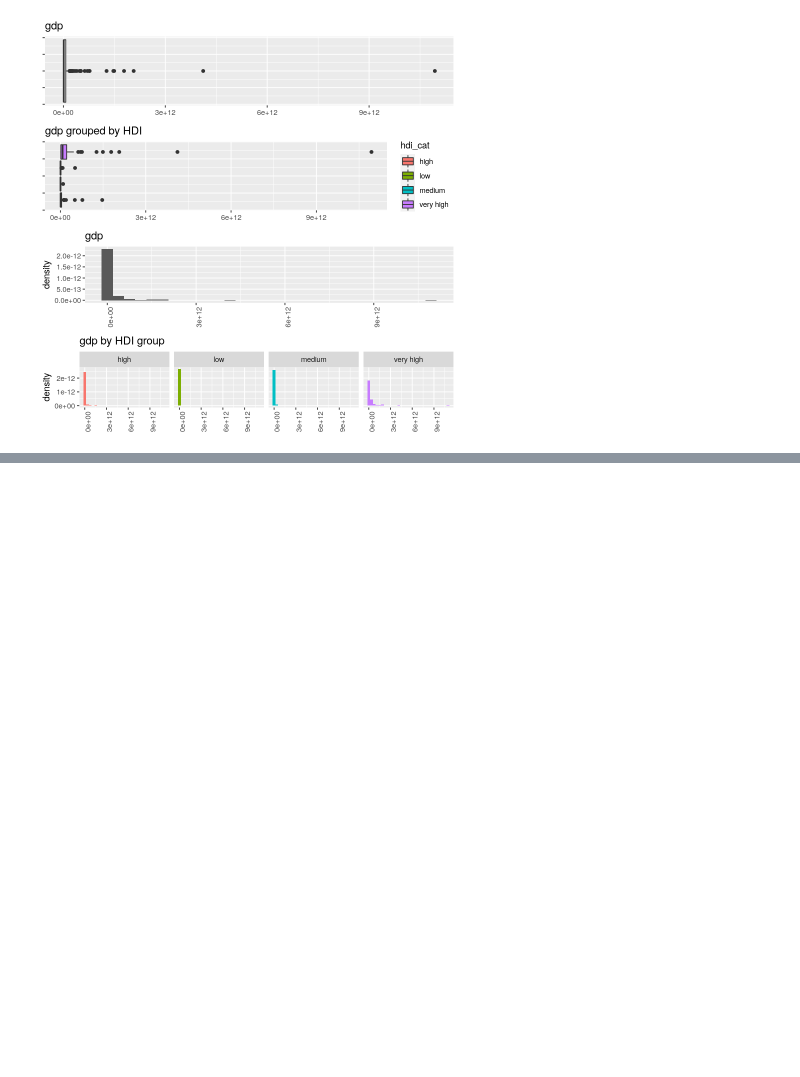
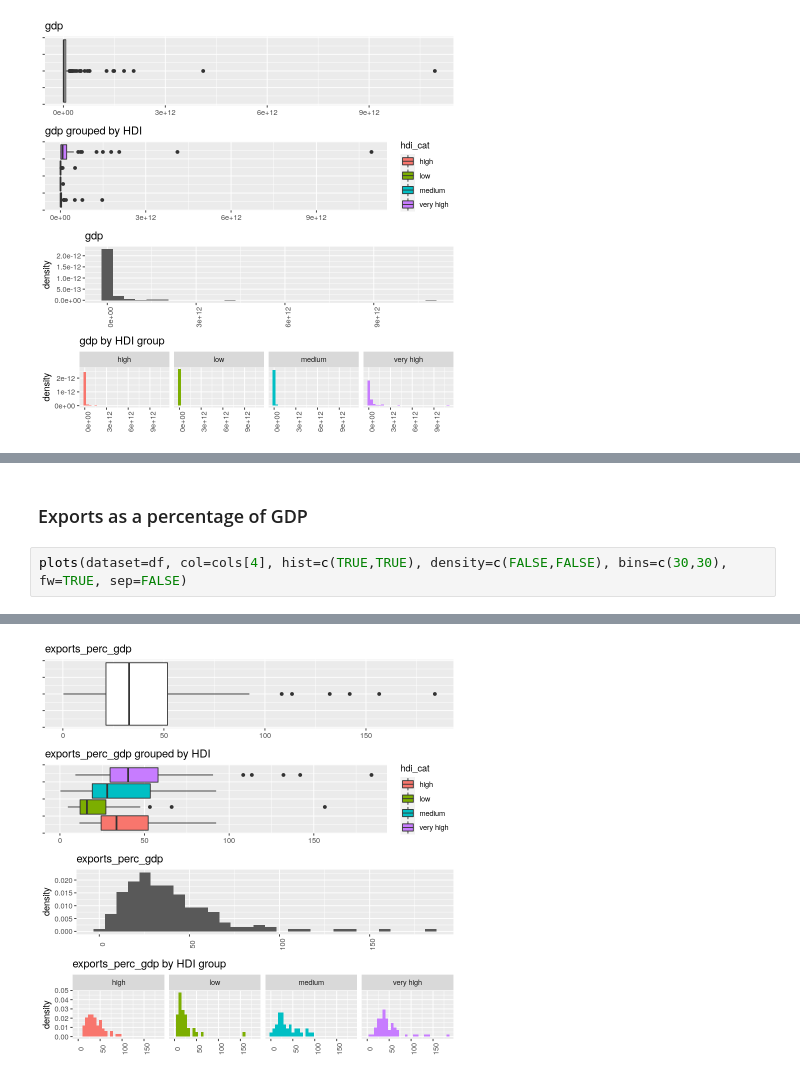
Before and after one commit to dreth/UC3MStatisticalLearning, a Jupyter notebook: EDA.ipynb, the cells around one changed output, grey strips where cells are left out. Saved outputs shown, nothing was run; the diff lists cells and outputs as text; blank space fills up the shorter version.

```diff
--- a/EDA.ipynb
+++ b/EDA.ipynb
@@ -78,0 +138,5 @@ plots(dataset=df, col=cols[1], hist=c(TRUE,TRUE), density=c(FALSE,FALSE), fw=TRU
+# %% [markdown]
+### Exports as a percentage of GDP
+# %%
+plots(dataset=df, col=cols[4], hist=c(TRUE,TRUE), density=c(FALSE,FALSE), bins=c(30,30), fw=TRUE, sep=FALSE)
+# %% [output]
@@ -78,0 +149 @@ plots(dataset=df, col=cols[1], hist=c(TRUE,TRUE), density=c(FALSE,FALSE), fw=TRU
+[figure, added]
```
Also changed, not shown: parts of 33 cells of this notebook, 2 other files.
